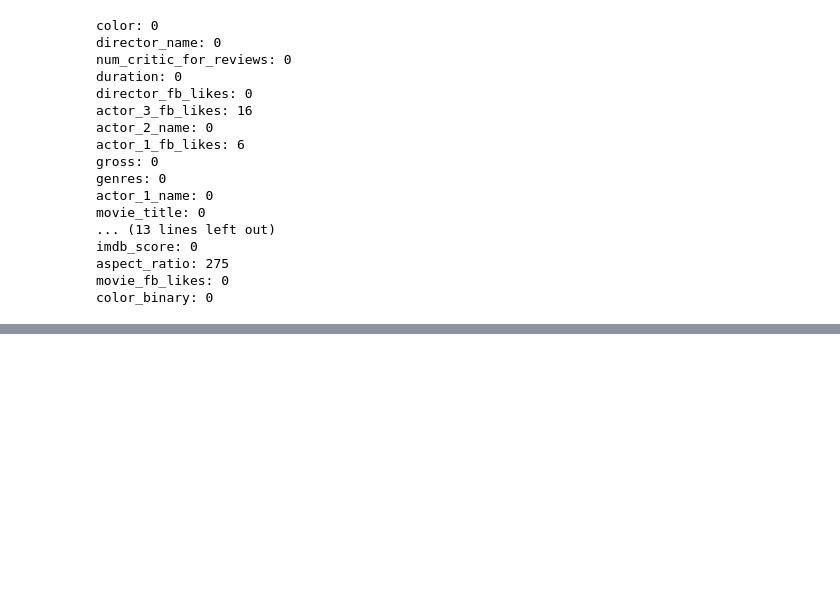
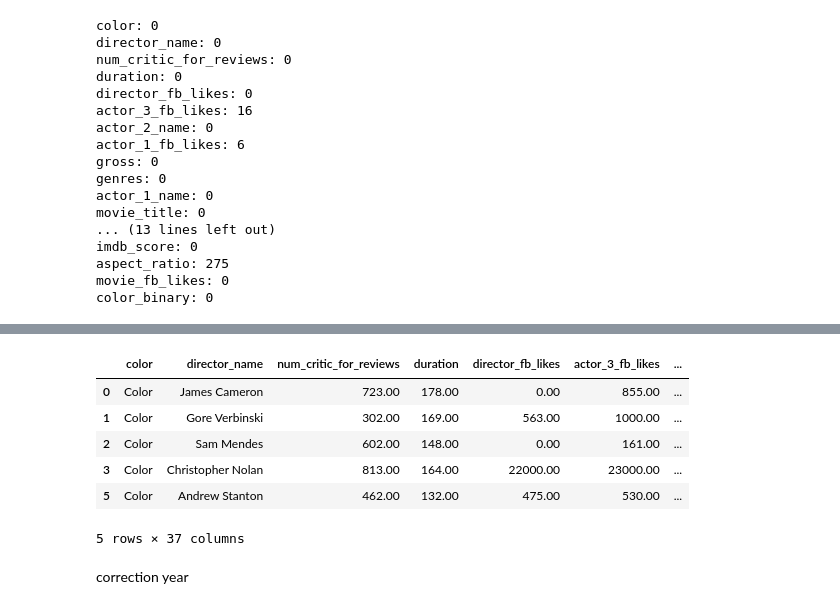
Before and after one commit to AntoanetaStoyanova/PROJECT-IMBD, a Jupyter notebook: csv_correction.ipynb, the cells around one changed output, grey strips where cells are left out. Cells and saved outputs as stored; diff of their text form; code cells hidden in the pictures; blank space fills up the shorter version.

Commit message:
csv, api.py chemin, streamlit , csv correction

```diff
--- a/csv_correction.ipynb
+++ b/csv_correction.ipynb
@@ -484,0 +502,22 @@ memory usage: 1.1+ MB
+# %%
+# Split the 'genres' column into a list of genres for each row
+genre_lists = movie_data['genres'].str.split('|')
+
+# Determine the maximum number of genres in any row
+max_num_genres = genre_lists.apply(len).max()
+
+# Create new columns for genres dynamically
+genre_columns = [f'genre{i}' for i in range(1, max_num_genres + 1)]
+movie_data[genre_columns] = pd.DataFrame(genre_lists.tolist(), index=movie_data.index)
+# %%
+movie_data.head()
+# %% [output]
+|  | color | director_name | num_critic_for_reviews | duration | director_fb_likes | actor_3_fb_likes | ... |
+| 0 | Color | James Cameron | 723.00 | 178.00 | 0.00 | 855.00 | ... |
+| 1 | Color | Gore Verbinski | 302.00 | 169.00 | 563.00 | 1000.00 | ... |
+| 2 | Color | Sam Mendes | 602.00 | 148.00 | 0.00 | 161.00 | ... |
+| 3 | Color | Christopher Nolan | 813.00 | 164.00 | 22000.00 | 23000.00 | ... |
+| 5 | Color | Andrew Stanton | 462.00 | 132.00 | 475.00 | 530.00 | ... |
+5 rows × 37 columns
+# %% [markdown]
+correction year
```
Also changed, not shown: parts of 5 cells of this notebook, 3 other files.
